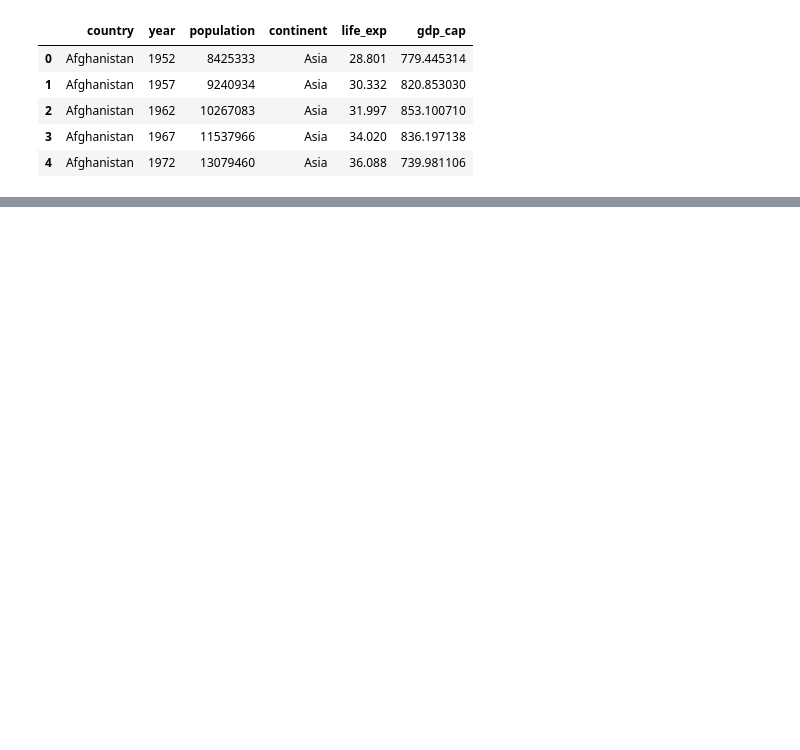
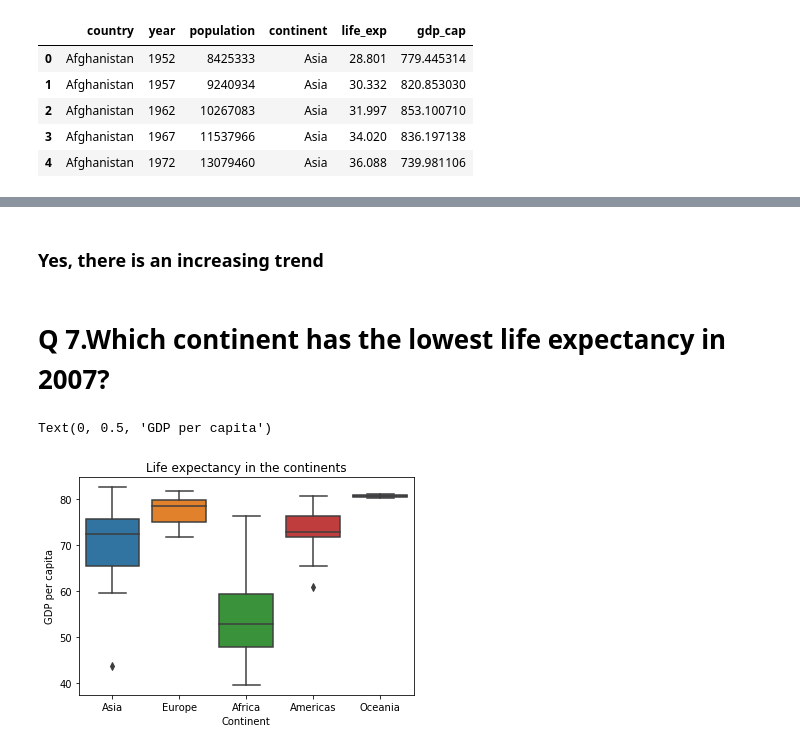
Before and after one commit to Nipun2212/Gapminder_Project, a Jupyter notebook: Gapminder_project.ipynb, the cells around one changed output, grey strips where cells are left out. Saved outputs shown, nothing was run; the diff lists cells and outputs as text; code cells hidden in the pictures; blank space fills up the shorter version.

```diff
--- a/Gapminder_project.ipynb
+++ b/Gapminder_project.ipynb
@@ -153,4 +47,0 @@ NameError: name 'df3' is not defined
-# %%
-df3['gdp']=df3.gdp_cap*df3.population
-gdp_2007 = df3[df3['year']==2007]
-gdp_2007[gdp_2007['gdp'=='gdp_2007'.max()]
@@ -171,0 +102,2 @@ sns.scatterplot(x="gdp_cap", y="life_exp", hue='continent', data=df4)
+# %%
+df3 = df3.astype({'country':'category','continent':'category'})
@@ -171,0 +162,2 @@ sns.scatterplot(x="gdp_cap", y="life_exp", hue='continent', data=df4)
+# %%
+df_2007=df3[df3['year']==2007]
@@ -171,0 +196,3 @@ sns.scatterplot(x="gdp_cap", y="life_exp", hue='continent', data=df4)
+# %%
+df_2007['GDP']= df_2007['gdp_cap']*df_2007['population']
+df_2007
@@ -171,0 +230,14 @@ sns.scatterplot(x="gdp_cap", y="life_exp", hue='continent', data=df4)
+# %% [markdown]
+### Yes, there is an increasing trend
+# %% [markdown]
+# Q 7.Which continent has the lowest life expectancy in 2007?
+# %%
+ax= sns.boxplot(y='life_exp',x='continent',data=df_2007)
+plt.title('Life expectancy in the continents')
+# Set x-axis label
+plt.xlabel('Continent')
+# Set y-axis label
+plt.ylabel('GDP per capita')
+# %% [output]
+Text(0, 0.5, 'GDP per capita')
+[figure, added]
```
Also changed, not shown: parts of 55 cells of this notebook.
